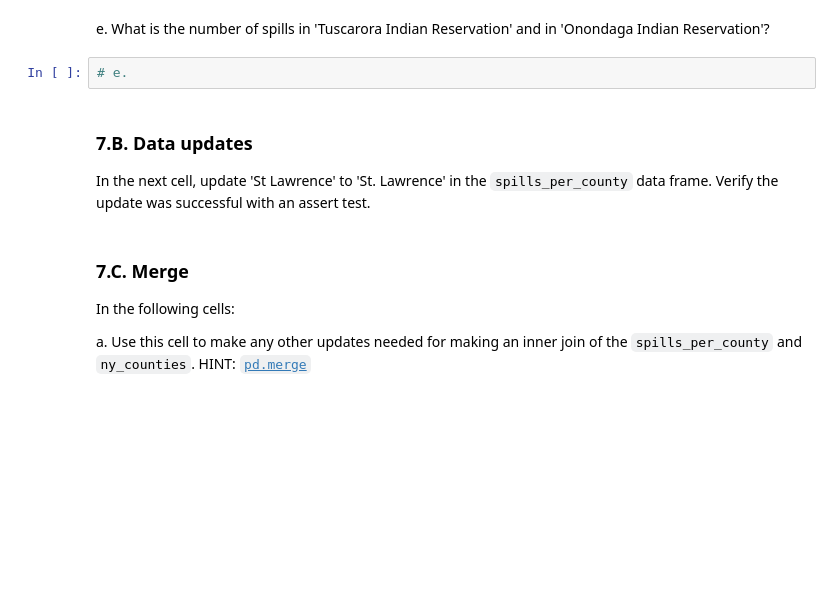
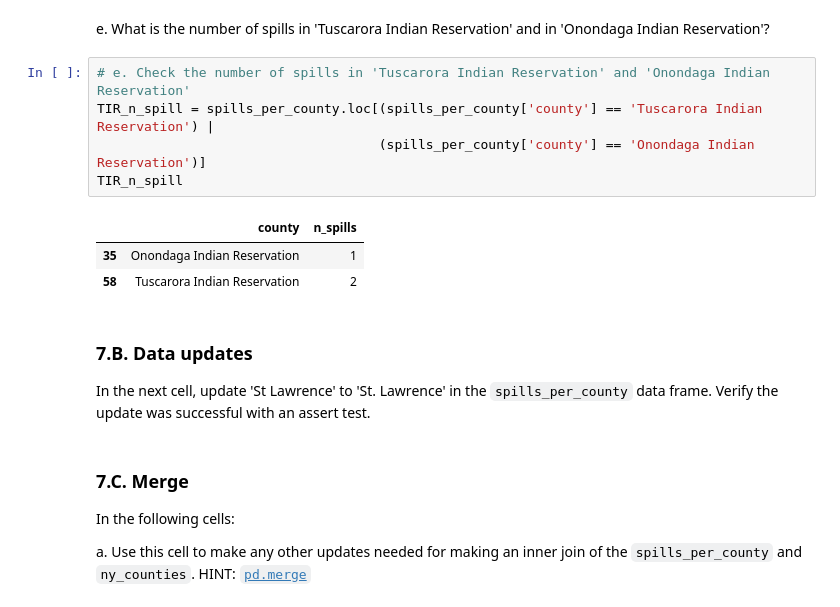
Before and after one commit to ssoriano22/eds220-hwk3, a Jupyter notebook: hwk3-task2-spills.ipynb, the cells around one changed output. Cells and saved outputs as stored; diff of their text form; blank space fills up the shorter version.

```diff
--- a/hwk3-task2-spills.ipynb
+++ b/hwk3-task2-spills.ipynb
@@ -647,7 +651,14 @@ grader.check("7Ad")
 # %% [markdown]
 e. What is the number of spills in 'Tuscarora Indian Reservation' and in 'Onondaga Indian Reservation'?
-# %%
-# e.
+# %%
+# e. Check the number of spills in 'Tuscarora Indian Reservation' and 'Onondaga Indian Reservation'
+TIR_n_spill = spills_per_county.loc[(spills_per_county['county'] == 'Tuscarora Indian Reservation') |
+                                    (spills_per_county['county'] == 'Onondaga Indian Reservation')]
+TIR_n_spill
+# %% [output]
+|  | county | n_spills |
+| 35 | Onondaga Indian Reservation | 1 |
+| 58 | Tuscarora Indian Reservation | 2 |
 # %% [markdown]
 ### 7.B. Data updates
 
```
Also changed, not shown: parts of 8 cells of this notebook.
